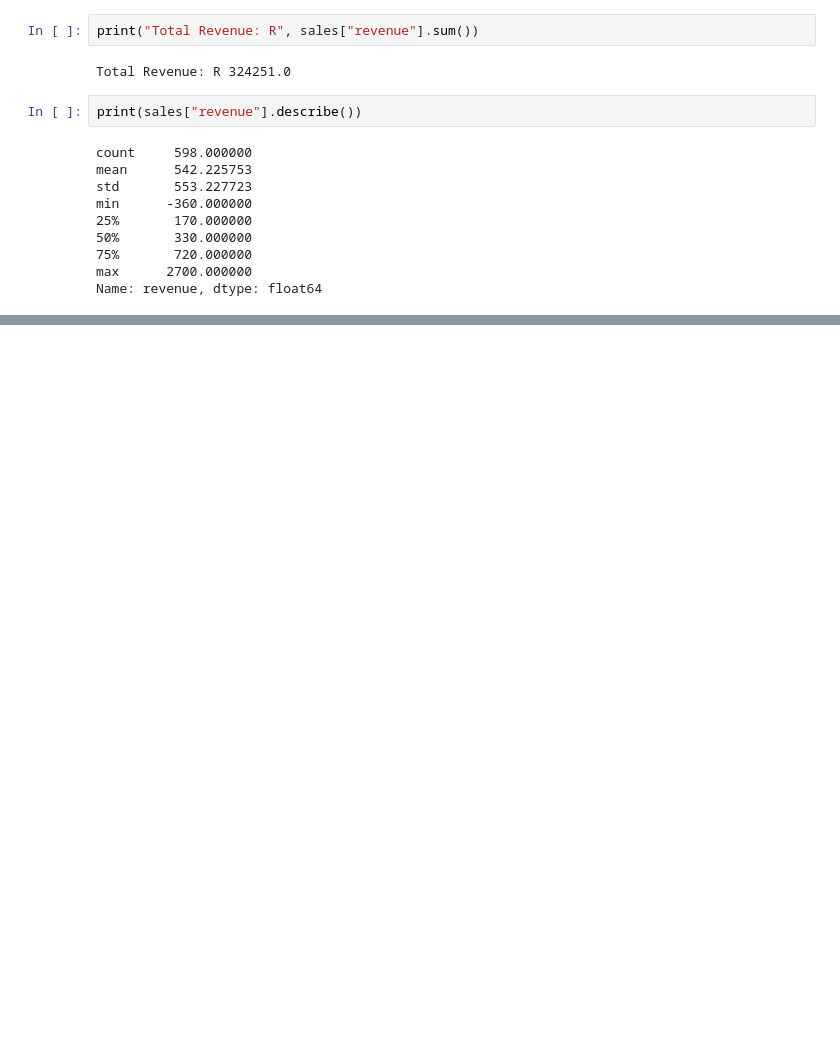
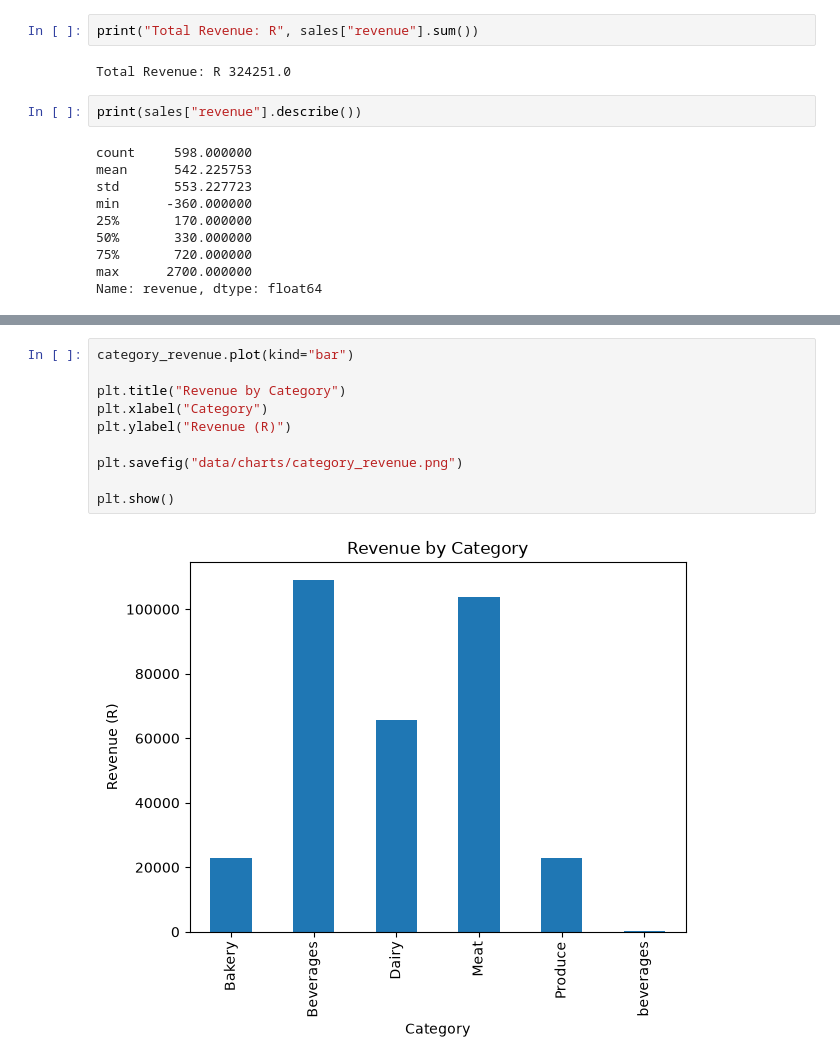
Before and after one commit to mosandlovu5-lgtm/retail-sales-analysis, a Jupyter notebook: analysis.ipynb, the cells around one changed output, grey strips where cells are left out. Drawn from its saved outputs; the diff is of its cells as text; blank space fills up the shorter version.

```diff
--- a/analysis.ipynb
+++ b/analysis.ipynb
@@ -297,0 +354,12 @@ Name: revenue, dtype: float64
+# %%
+category_revenue.plot(kind="bar")
+
+plt.title("Revenue by Category")
+plt.xlabel("Category")
+plt.ylabel("Revenue (R)")
+
+plt.savefig("data/charts/category_revenue.png")
+
+plt.show()
+# %% [output]
+[figure, added]
```
Also changed, not shown: parts of 12 cells of this notebook, 2 other files.
